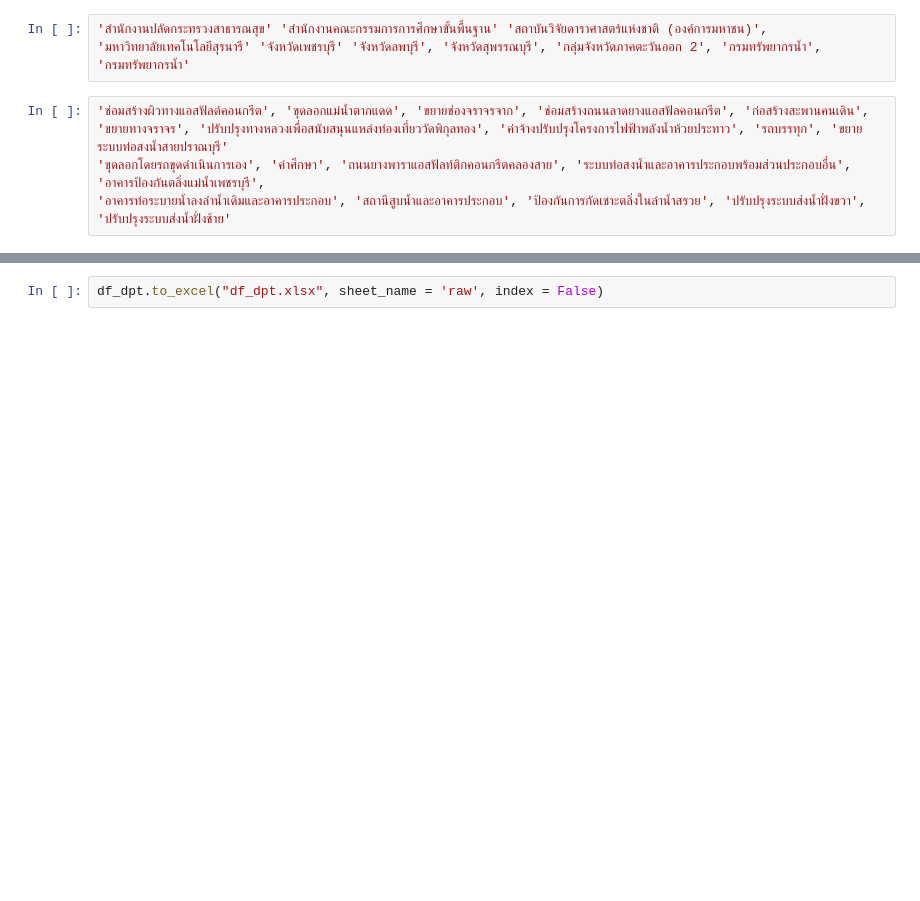
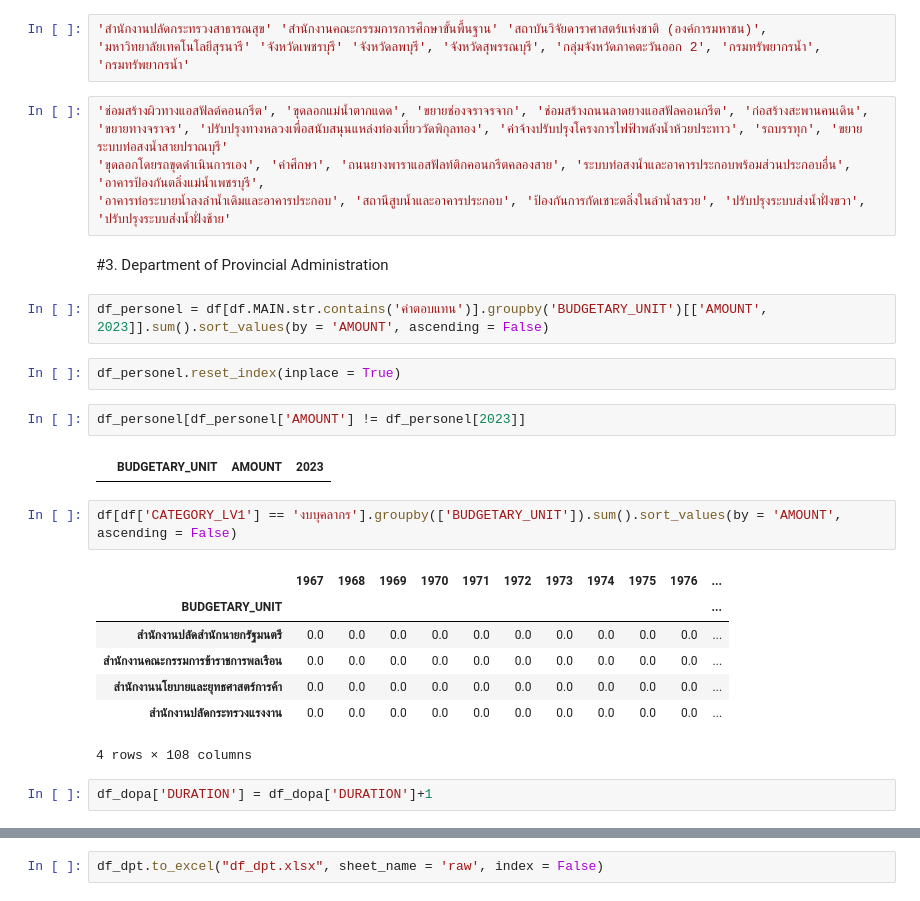
Before and after one commit to Sirabhop/MFP-Volunteer, a Jupyter notebook: 20220705_MoI.ipynb, the cells around one changed output, grey strips where cells are left out. Cells and saved outputs as stored; diff of their text form; blank space fills up the shorter version.

```diff
--- a/20220705_MoI.ipynb
+++ b/20220705_MoI.ipynb
@@ -103,3 +120,25 @@ df_dam.to_excel("df_dam.xlsx", sheet_name = 'raw', index = False)
 'ขยายทางจราจร', 'ปรับปรุงทางหลวงเพื่อสนับสนุนแหล่งท่องเที่ยววัดพิกุลทอง', 'ค่าจ้างปรับปรุงโครงการไฟฟ้าพลังน้ำห้วยประทาว', 'รถบรรทุก', 'ขยายระบบท่อสงน้ำสายปราณบุรี'
 'ขุดลอกโดยรถขุดดำเนินการเอง', 'ค่าศึกษา', 'ถนนยางพาราแอสฟัลท์ติกคอนกรีตคลองสาย', 'ระบบท่อสงน้ำและอาคารประกอบพร้อมส่วนประกอบอื่น', 'อาคารป้องกันตลิ่งแม่น้ำเพชรบุรี',
 'อาคารท่อระบายน้ำลงลำน้ำเดิมและอาคารประกอบ', 'สถานีสูบน้ำและอาคารประกอบ', 'ป้องกันการกัดเชาะตลิ่งในลำน้ำสรวย', 'ปรับปรุงระบบส่งน้ำฝั่งขวา', 'ปรับปรุงระบบส่งน้ำฝั่งช้าย'
+# %% [markdown]
+#3. Department of Provincial Administration
+# %%
+df_personel = df[df.MAIN.str.contains('ค่าตอบแทน')].groupby('BUDGETARY_UNIT')[['AMOUNT', 2023]].sum().sort_values(by = 'AMOUNT', ascending = False)
+# %%
+df_personel.reset_index(inplace = True)
+# %%
+df_personel[df_personel['AMOUNT'] != df_personel[2023]]
+# %% [output]
+|  | BUDGETARY_UNIT | AMOUNT | 2023 |
+# %%
+df[df['CATEGORY_LV1'] == 'งบบุคลากร'].groupby(['BUDGETARY_UNIT']).sum().sort_values(by = 'AMOUNT', ascending = False)
+# %% [output]
+|  | 1967 | 1968 | 1969 | 1970 | 1971 | 1972 | 1973 | 1974 | 1975 | 1976 | ... |
+| BUDGETARY_UNIT |  |  |  |  |  |  |  |  |  |  | ... |
+| สำนักงานปลัดสำนักนายกรัฐมนตรี | 0.0 | 0.0 | 0.0 | 0.0 | 0.0 | 0.0 | 0.0 | 0.0 | 0.0 | 0.0 | ... |
+| สำนักงานคณะกรรมการข้าราชการพลเรือน | 0.0 | 0.0 | 0.0 | 0.0 | 0.0 | 0.0 | 0.0 | 0.0 | 0.0 | 0.0 | ... |
+| สำนักงานนโยบายและยุทธศาสตร์การค้า | 0.0 | 0.0 | 0.0 | 0.0 | 0.0 | 0.0 | 0.0 | 0.0 | 0.0 | 0.0 | ... |
+| สำนักงานปลัดกระทรวงแรงงาน | 0.0 | 0.0 | 0.0 | 0.0 | 0.0 | 0.0 | 0.0 | 0.0 | 0.0 | 0.0 | ... |
+4 rows × 108 columns
+# %%
+df_dopa['DURATION'] = df_dopa['DURATION']+1
```
Also changed, not shown: parts of 12 cells of this notebook.
